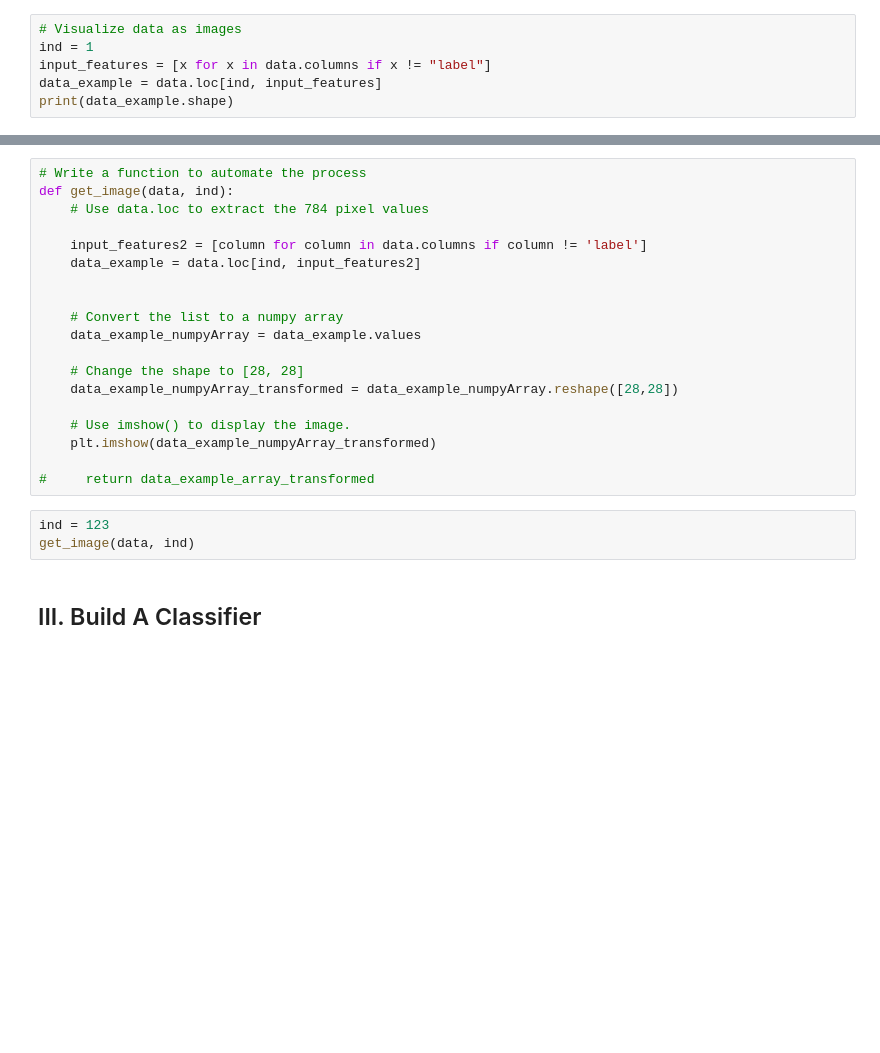
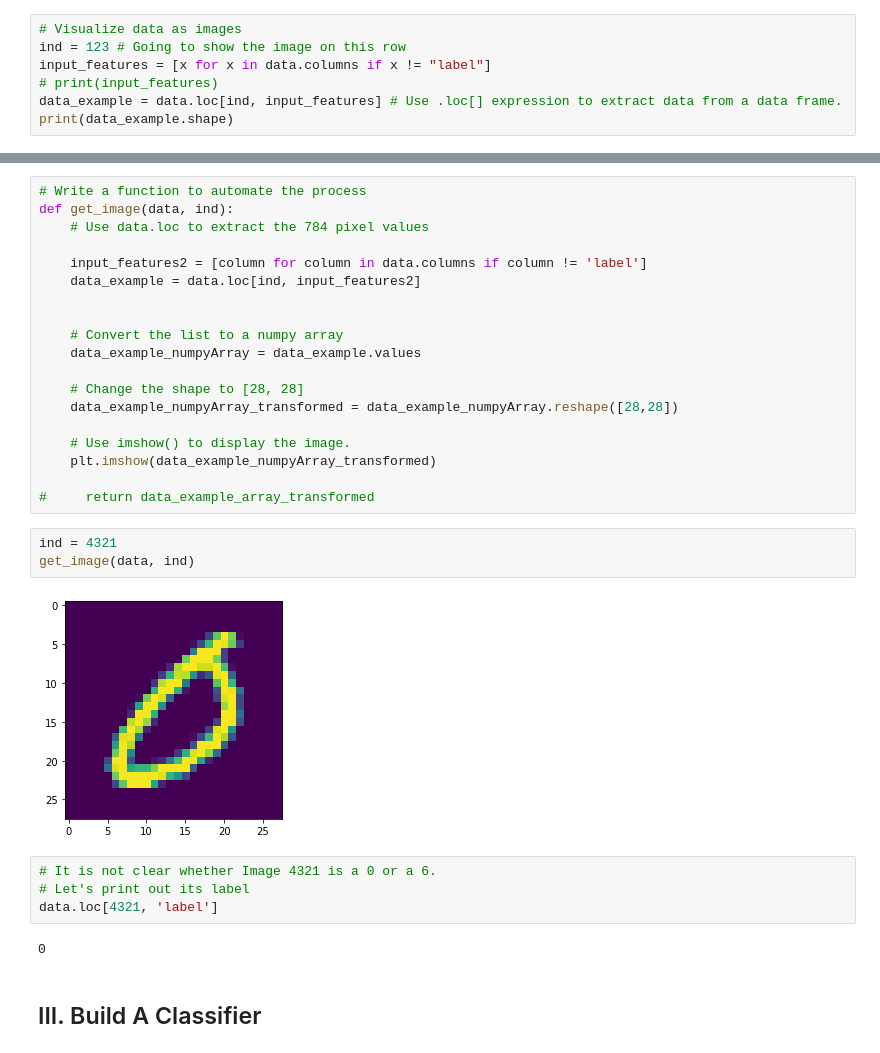
Before and after one commit to ch00226855/CMP414765Spring2021, a Jupyter notebook: Week04_ImageClassification.ipynb, the cells around one changed output, grey strips where cells are left out. Cells and saved outputs as stored; diff of their text form; blank space fills up the shorter version.

```diff
--- a/Week04_ImageClassification.ipynb
+++ b/Week04_ImageClassification.ipynb
@@ -56,6 +142,7 @@ data['label'].value_counts().sort_index().plot.bar()
 # %%
 # Visualize data as images
-ind = 1
+ind = 123 # Going to show the image on this row
 input_features = [x for x in data.columns if x != "label"]
-data_example = data.loc[ind, input_features]
+# print(input_features)
+data_example = data.loc[ind, input_features] # Use .loc[] expression to extract data from a data frame.
 print(data_example.shape)
@@ -90,8 +202,16 @@ def get_image(data, ind):
 
 #     return data_example_array_transformed
 # %%
-ind = 123
+ind = 4321
 get_image(data, ind)
+# %% [output]
+[figure, added]
+# %%
+# It is not clear whether Image 4321 is a 0 or a 6.
+# Let's print out its label
+data.loc[4321, 'label']
+# %% [output]
+0
 # %% [markdown]
 ## III. Build A Classifier
 # %%
```
Also changed, not shown: parts of 25 cells of this notebook.
